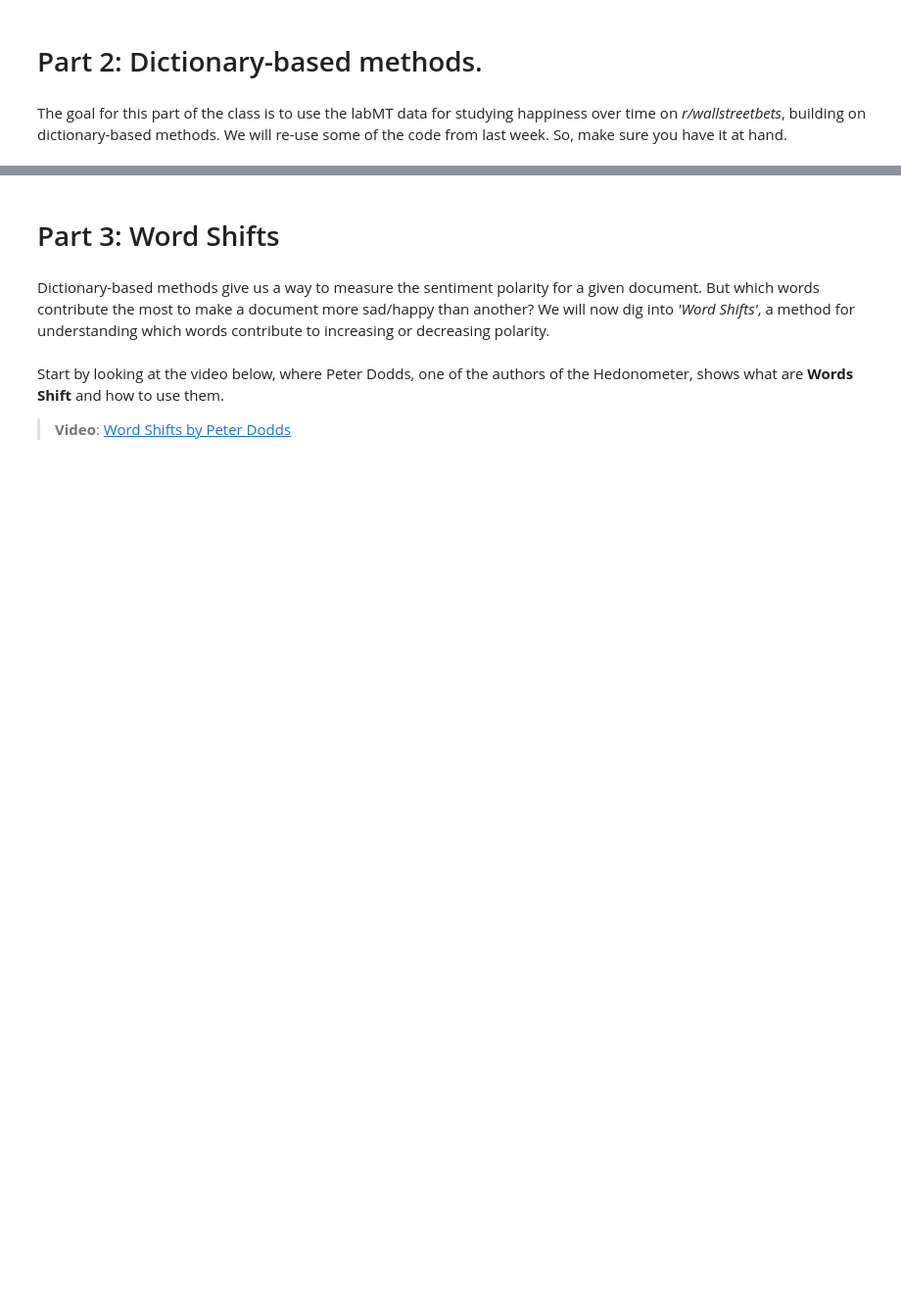
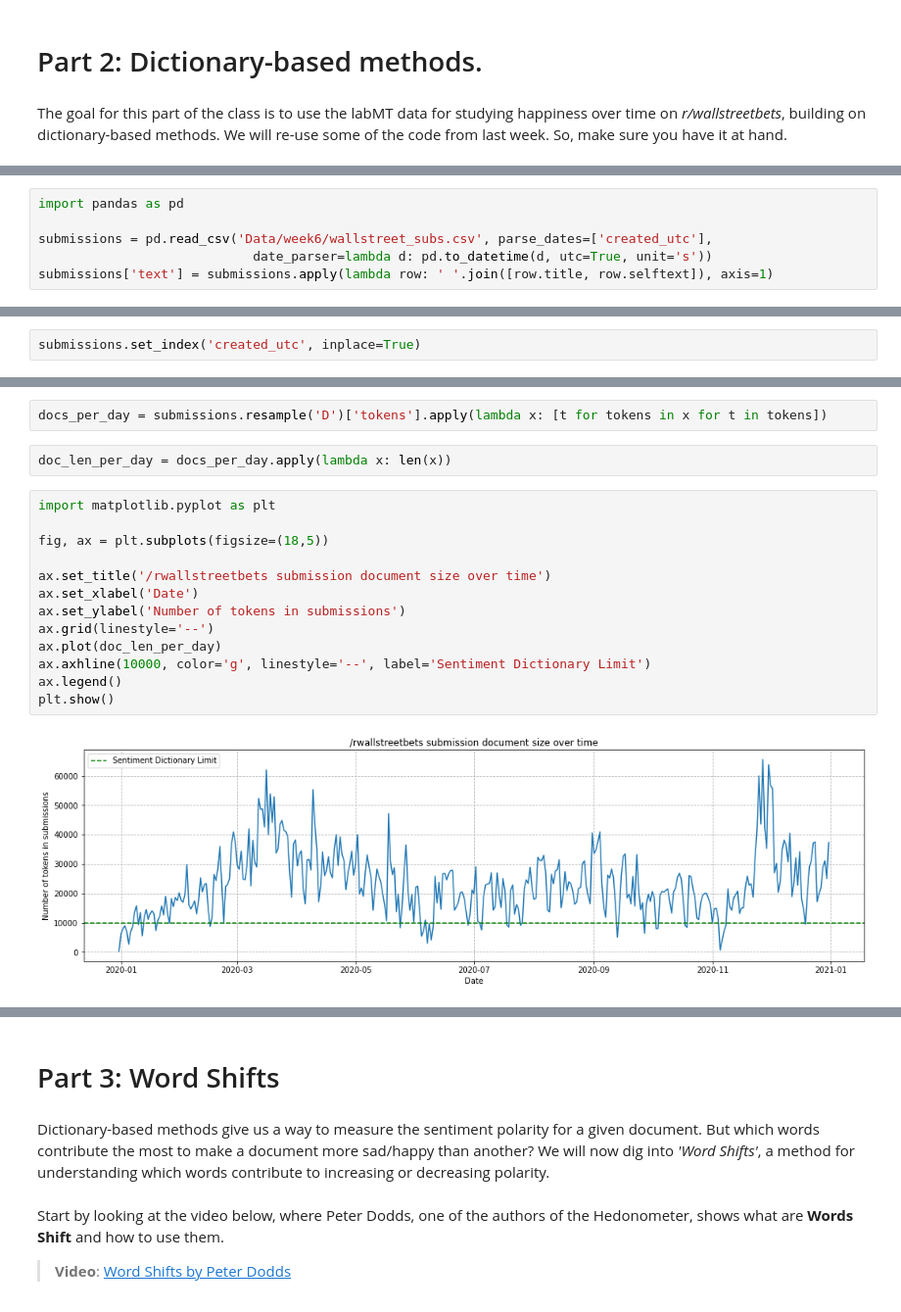
Before and after one commit to wdmdev/comsocsci2021, a Jupyter notebook: lectures/Week7 answers.ipynb, the cells around one changed output, grey strips where cells are left out. Shown at 98% size. Cells and saved outputs as stored; diff of their text form; blank space fills up the shorter version.

```diff
--- a/lectures/Week7 answers.ipynb
+++ b/lectures/Week7 answers.ipynb
@@ -209,0 +203,6 @@ The goal for this part of the class is to use the labMT data for studying happin
+# %%
+import pandas as pd
+
+submissions = pd.read_csv('Data/week6/wallstreet_subs.csv', parse_dates=['created_utc'],
+                            date_parser=lambda d: pd.to_datetime(d, utc=True, unit='s'))
+submissions['text'] = submissions.apply(lambda row: ' '.join([row.title, row.selftext]), axis=1)
@@ -209,0 +240,2 @@ The goal for this part of the class is to use the labMT data for studying happin
+# %%
+submissions.set_index('created_utc', inplace=True)
@@ -209,0 +250,19 @@ The goal for this part of the class is to use the labMT data for studying happin
+# %%
+docs_per_day = submissions.resample('D')['tokens'].apply(lambda x: [t for tokens in x for t in tokens])
+# %%
+doc_len_per_day = docs_per_day.apply(lambda x: len(x))
+# %%
+import matplotlib.pyplot as plt
+
+fig, ax = plt.subplots(figsize=(18,5))
+
+ax.set_title('/rwallstreetbets submission document size over time')
+ax.set_xlabel('Date')
+ax.set_ylabel('Number of tokens in submissions')
+ax.grid(linestyle='--')
+ax.plot(doc_len_per_day)
+ax.axhline(10000, color='g', linestyle='--', label='Sentiment Dictionary Limit')
+ax.legend()
+plt.show()
+# %% [output]
+[figure, added]
```
Also changed, not shown: parts of 68 cells of this notebook, 14 other files.
